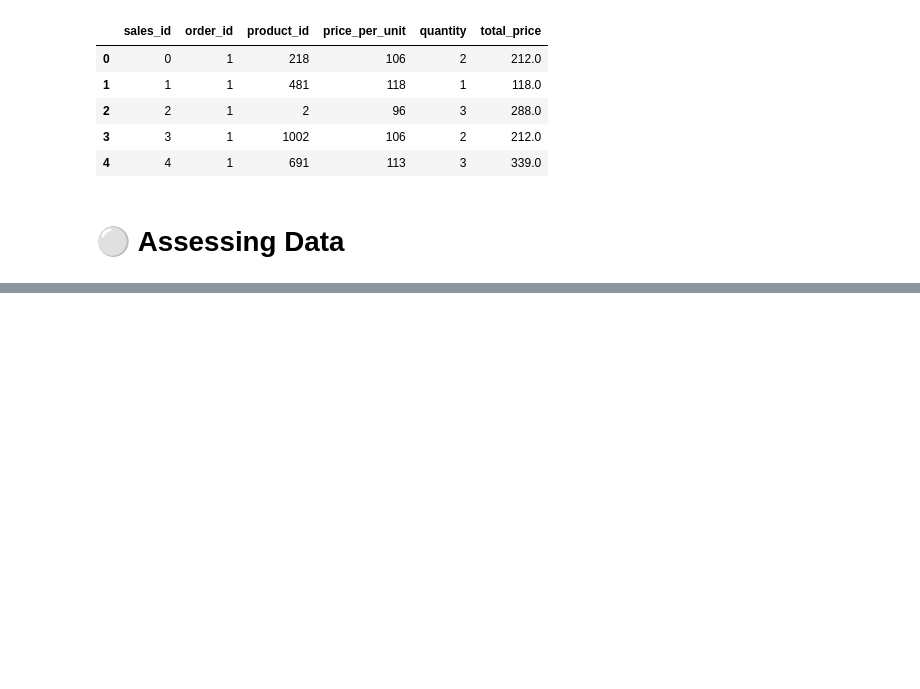
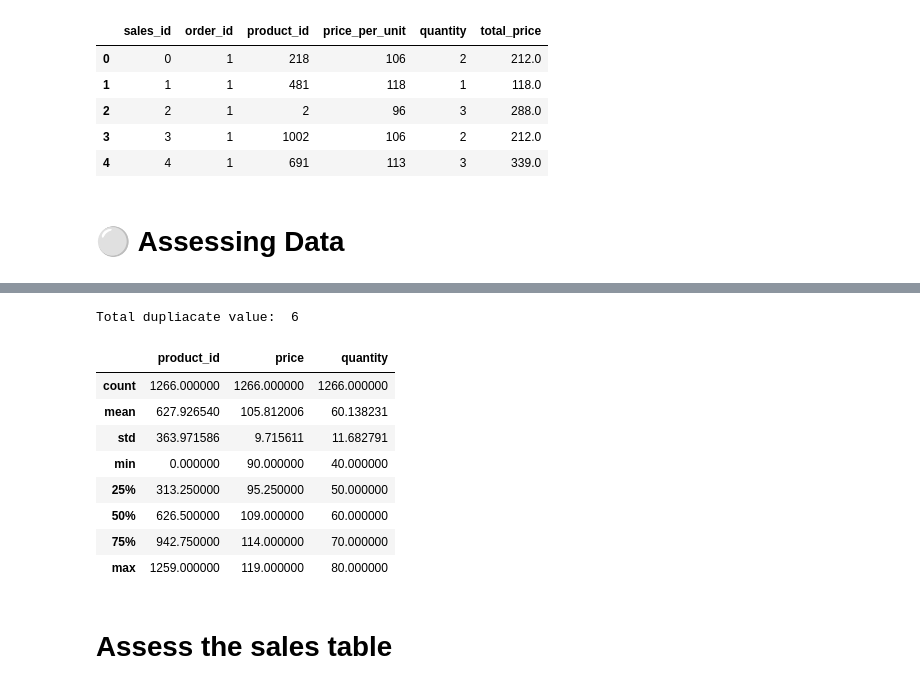
Before and after one commit to stefansphtr/Exercise-Project-Data-Analysis, a Jupyter notebook: Project.ipynb, the cells around one changed output, grey strips where cells are left out. Drawn from its saved outputs; the diff is of its cells as text; code cells hidden in the pictures; blank space fills up the shorter version.

```diff
--- a/Project.ipynb
+++ b/Project.ipynb
@@ -100,0 +270,19 @@ sales_df.head()
+# %%
+# Check duplicate value in table products
+
+print("Total dupliacate value: ", products_df.duplicated().sum())
+
+products_df.describe()
+# %% [output]
+Total dupliacate value:  6
+|  | product_id | price | quantity |
+| count | 1266.000000 | 1266.000000 | 1266.000000 |
+| mean | 627.926540 | 105.812006 | 60.138231 |
+| std | 363.971586 | 9.715611 | 11.682791 |
+| min | 0.000000 | 90.000000 | 40.000000 |
+| 25% | 313.250000 | 95.250000 | 50.000000 |
+| 50% | 626.500000 | 109.000000 | 60.000000 |
+| 75% | 942.750000 | 114.000000 | 70.000000 |
+| max | 1259.000000 | 119.000000 | 80.000000 |
+# %% [markdown]
+# Assess the sales table
```
Also changed, not shown: parts of 19 cells of this notebook.
